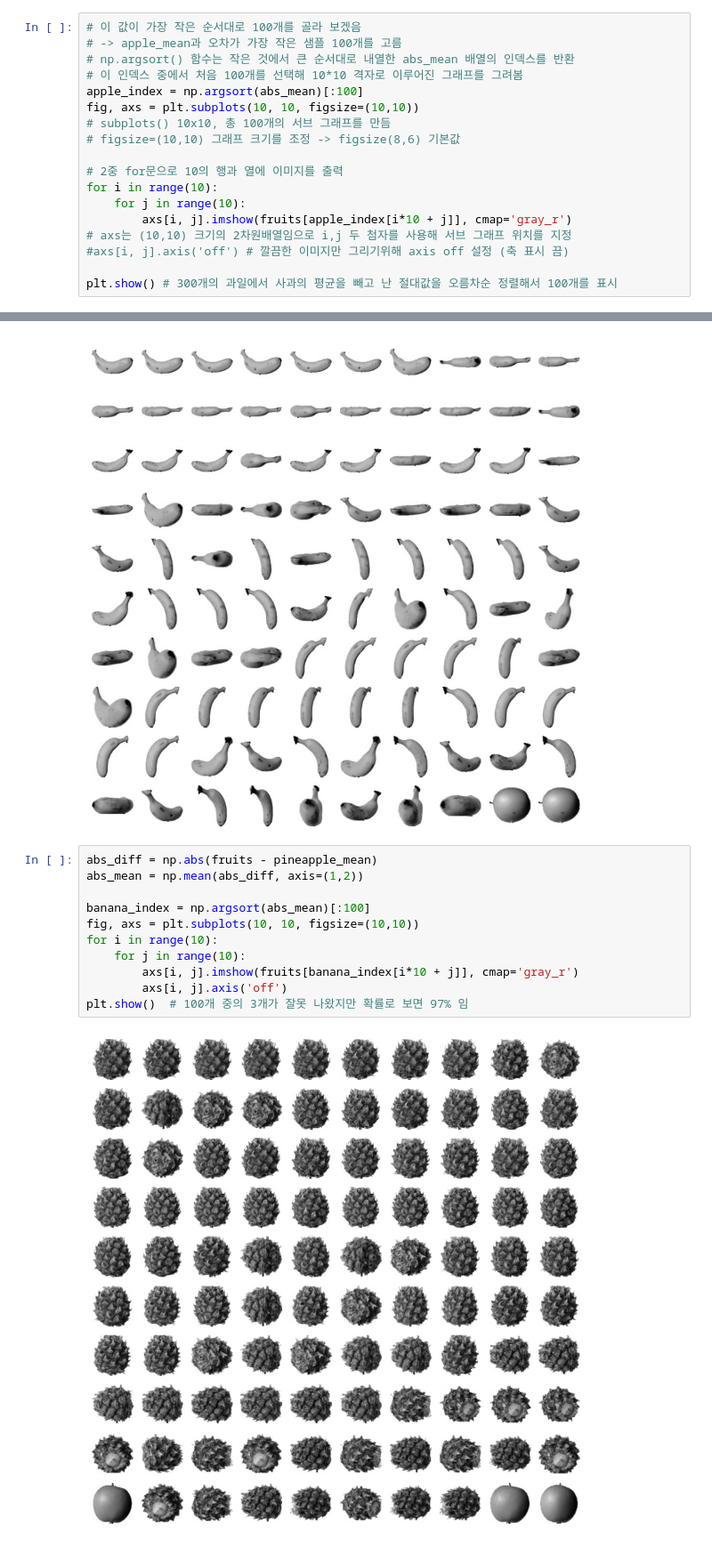
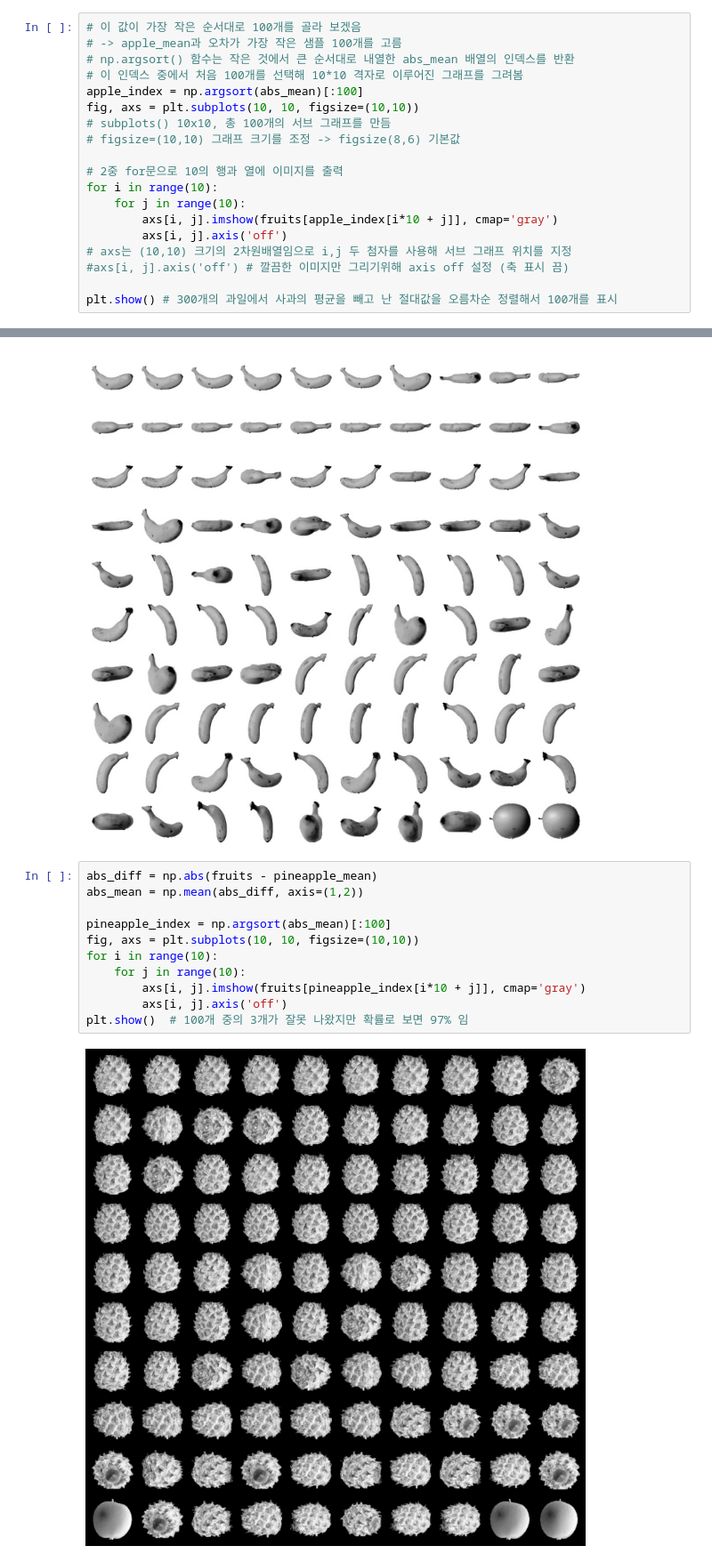
Before and after one commit to ejjang2030/AI_26, a Jupyter notebook: 06_01_군집비지도학습.ipynb, the cells around one changed output, grey strips where cells are left out. Shown at 89% size. Saved outputs shown, nothing was run; the diff lists cells and outputs as text.

```diff
--- a/06_01_군집비지도학습.ipynb
+++ b/06_01_군집비지도학습.ipynb
@@ -277,7 +289,8 @@ fig, axs = plt.subplots(10, 10, figsize=(10,10))
 # 2중 for문으로 10의 행과 열에 이미지를 출력
 for i in range(10):
     for j in range(10):
-        axs[i, j].imshow(fruits[apple_index[i*10 + j]], cmap='gray_r')
+        axs[i, j].imshow(fruits[apple_index[i*10 + j]], cmap='gray')
+        axs[i, j].axis('off')
 # axs는 (10,10) 크기의 2차원배열임으로 i,j 두 첨자를 사용해 서브 그래프 위치를 지정
 #axs[i, j].axis('off') # 깔끔한 이미지만 그리기위해 axis off 설정 (축 표시 끔)
 
@@ -308,13 +321,13 @@ plt.show()
 # %%
 abs_diff = np.abs(fruits - pineapple_mean)
 abs_mean = np.mean(abs_diff, axis=(1,2))
 
-banana_index = np.argsort(abs_mean)[:100]
+pineapple_index = np.argsort(abs_mean)[:100]
 fig, axs = plt.subplots(10, 10, figsize=(10,10))
 for i in range(10):
     for j in range(10):
-        axs[i, j].imshow(fruits[banana_index[i*10 + j]], cmap='gray_r')
+        axs[i, j].imshow(fruits[pineapple_index[i*10 + j]], cmap='gray')
         axs[i, j].axis('off')
 plt.show()  # 100개 중의 3개가 잘못 나왔지만 확률로 보면 97% 임
 # %% [output]
-[figure, old version]
+[figure, new version]
```
Also changed, not shown: parts of 12 cells of this notebook, 2 other files.
